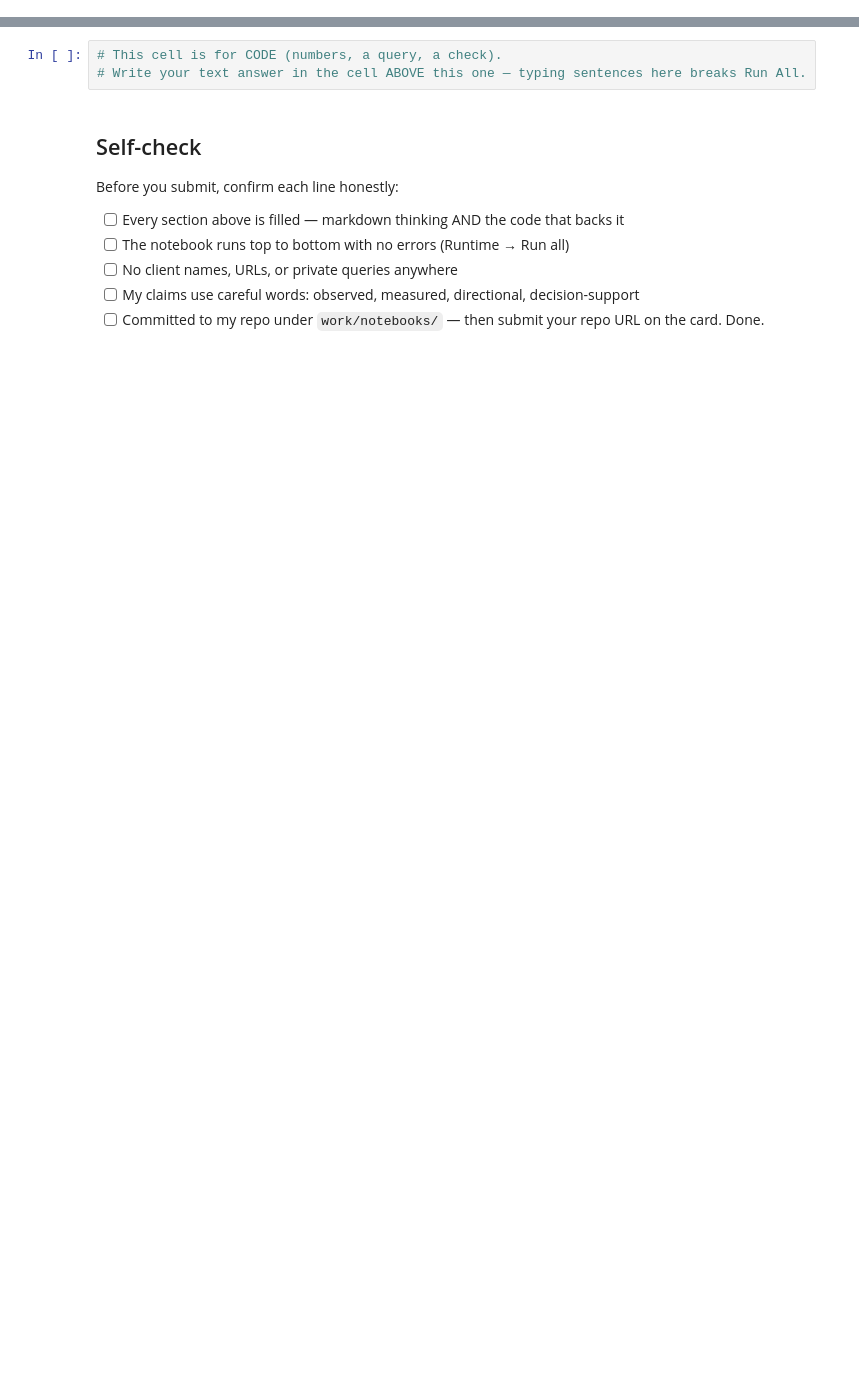
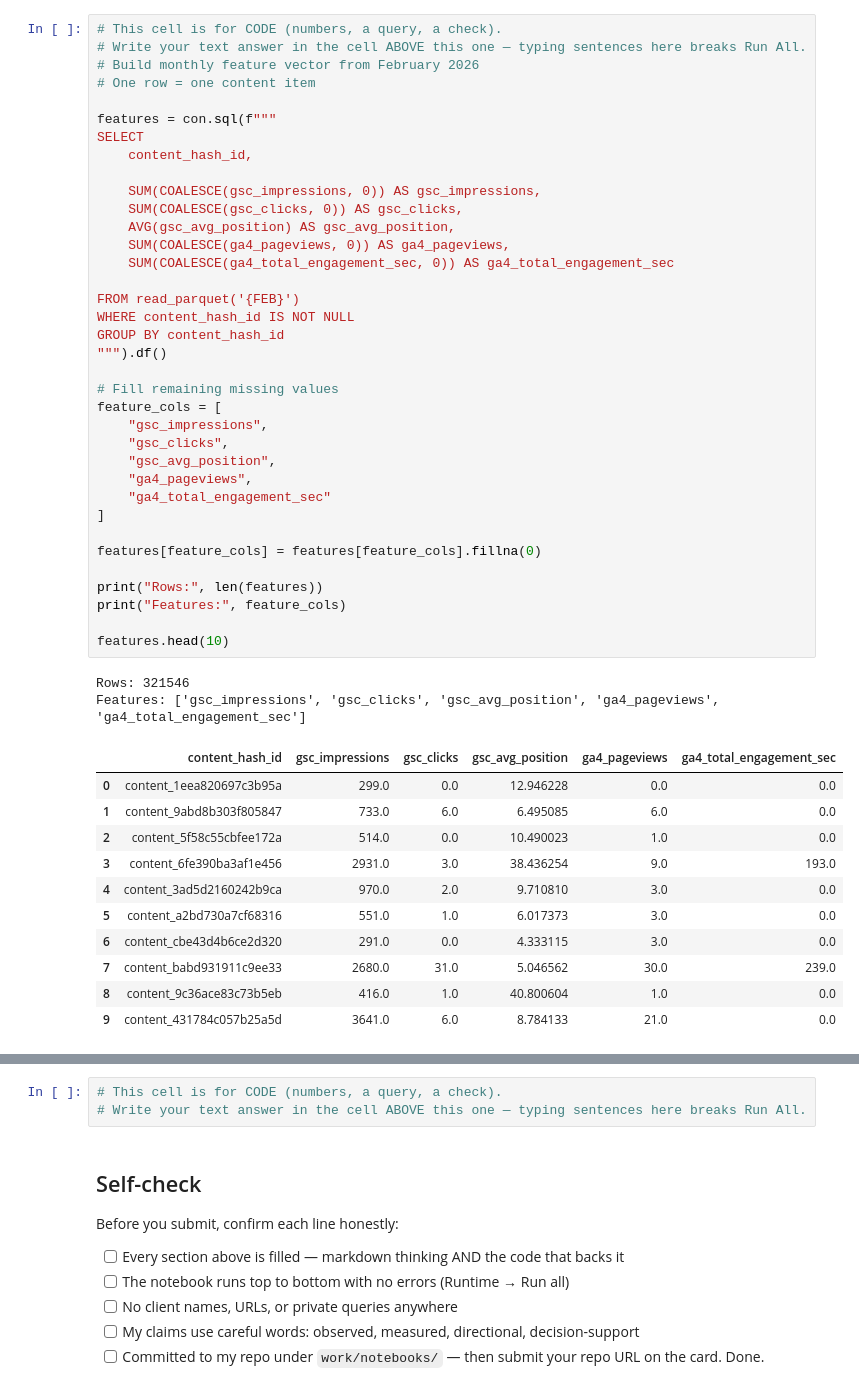
Before and after one commit to CipherSunaina02/Flyrank-ml-internship, a Jupyter notebook: work/notebooks/w03_feature_leakage_check.ipynb, the cells around one changed output, grey strips where cells are left out. Drawn from its saved outputs; the diff is of its cells as text; blank space fills up the shorter version.

```diff
--- a/work/notebooks/w03_feature_leakage_check.ipynb
+++ b/work/notebooks/w03_feature_leakage_check.ipynb
@@ -12,0 +102,50 @@ This skeleton is yours to fill. Work the sections **in order** — each one has
+# %%
+# This cell is for CODE (numbers, a query, a check).
+# Write your text answer in the cell ABOVE this one — typing sentences here breaks Run All.
+# Build monthly feature vector from February 2026
+# One row = one content item
+
+features = con.sql(f"""
+SELECT
+    content_hash_id,
+
+    SUM(COALESCE(gsc_impressions, 0)) AS gsc_impressions,
+    SUM(COALESCE(gsc_clicks, 0)) AS gsc_clicks,
+    AVG(gsc_avg_position) AS gsc_avg_position,
+    SUM(COALESCE(ga4_pageviews, 0)) AS ga4_pageviews,
+    SUM(COALESCE(ga4_total_engagement_sec, 0)) AS ga4_total_engagement_sec
+
+FROM read_parquet('{FEB}')
+WHERE content_hash_id IS NOT NULL
+GROUP BY content_hash_id
+""").df()
+
+# Fill remaining missing values
+feature_cols = [
+    "gsc_impressions",
+    "gsc_clicks",
+    "gsc_avg_position",
+    "ga4_pageviews",
+    "ga4_total_engagement_sec"
+]
+
+features[feature_cols] = features[feature_cols].fillna(0)
+
+print("Rows:", len(features))
+print("Features:", feature_cols)
+
+features.head(10)
+# %% [output]
+Rows: 321546
+Features: ['gsc_impressions', 'gsc_clicks', 'gsc_avg_position', 'ga4_pageviews', 'ga4_total_engagement_sec']
+|  | content_hash_id | gsc_impressions | gsc_clicks | gsc_avg_position | ga4_pageviews | ga4_total_engagement_sec |
+| 0 | content_1eea820697c3b95a | 299.0 | 0.0 | 12.946228 | 0.0 | 0.0 |
+| 1 | content_9abd8b303f805847 | 733.0 | 6.0 | 6.495085 | 6.0 | 0.0 |
+| 2 | content_5f58c55cbfee172a | 514.0 | 0.0 | 10.490023 | 1.0 | 0.0 |
+| 3 | content_6fe390ba3af1e456 | 2931.0 | 3.0 | 38.436254 | 9.0 | 193.0 |
+| 4 | content_3ad5d2160242b9ca | 970.0 | 2.0 | 9.710810 | 3.0 | 0.0 |
+| 5 | content_a2bd730a7cf68316 | 551.0 | 1.0 | 6.017373 | 3.0 | 0.0 |
+| 6 | content_cbe43d4b6ce2d320 | 291.0 | 0.0 | 4.333115 | 3.0 | 0.0 |
+| 7 | content_babd931911c9ee33 | 2680.0 | 31.0 | 5.046562 | 30.0 | 239.0 |
+| 8 | content_9c36ace83c73b5eb | 416.0 | 1.0 | 40.800604 | 1.0 | 0.0 |
+| 9 | content_431784c057b25a5d | 3641.0 | 6.0 | 8.784133 | 21.0 | 0.0 |
```
Also changed, not shown: parts of 19 cells of this notebook.
